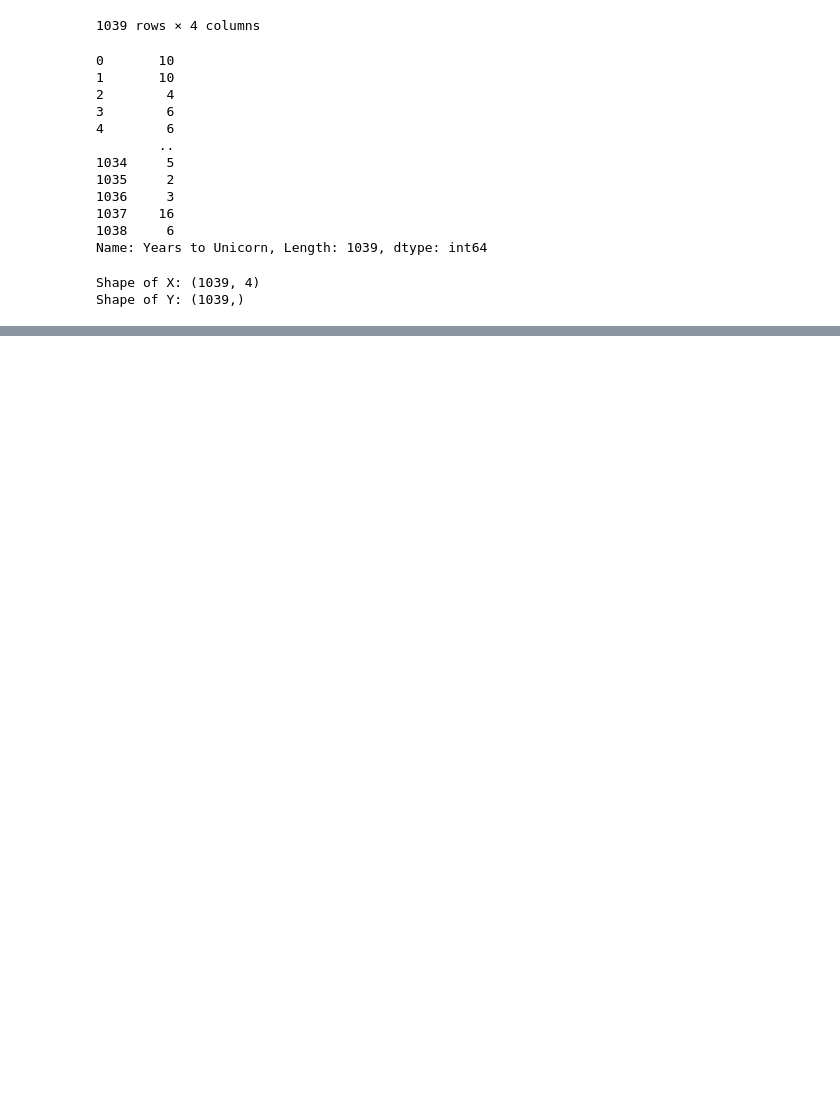
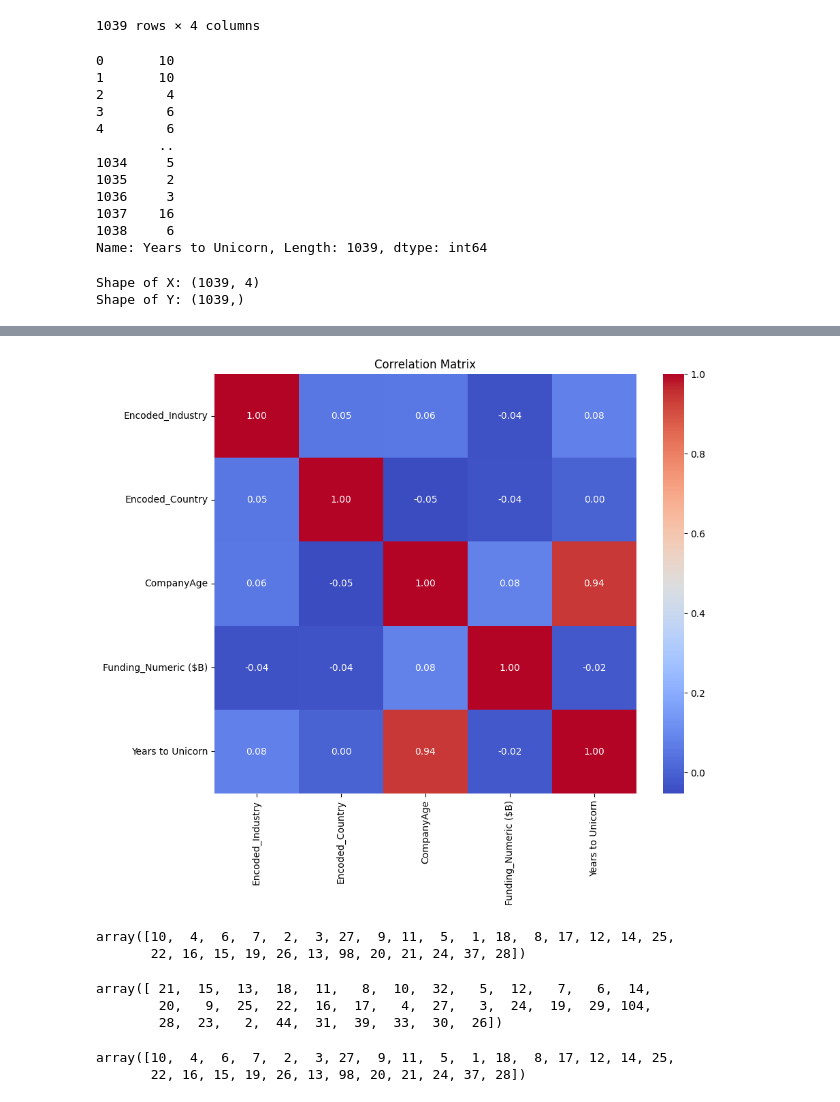
Before and after one commit to CristovalNS/Fundamentals_of_Data_Science_Project, a Jupyter notebook: LinearRegression.ipynb, the cells around one changed output, grey strips where cells are left out. Saved outputs shown, nothing was run; the diff lists cells and outputs as text; code cells hidden in the pictures; blank space fills up the shorter version.

```diff
--- a/LinearRegression.ipynb
+++ b/LinearRegression.ipynb
@@ -131,0 +222,33 @@ plt.show()
+# %%
+import pandas as pd
+import seaborn as sns
+import matplotlib.pyplot as plt
+
+# Assuming df is your DataFrame and it already contains the necessary columns
+features = ['Encoded_Industry', 'Encoded_Country', 'CompanyAge', 'Funding_Numeric ($B)', 'Years to Unicorn']
+correlation_matrix = df[features].corr()
+
+# Plotting the correlation matrix
+plt.figure(figsize=(10, 8))
+sns.heatmap(correlation_matrix, annot=True, cmap='coolwarm', fmt=".2f")
+plt.title("Correlation Matrix")
+plt.savefig('correlationMatrix.png')
+plt.show()
+# %% [output]
+[figure, added]
+# %%
+Y.unique()
+# %% [output]
+array([10,  4,  6,  7,  2,  3, 27,  9, 11,  5,  1, 18,  8, 17, 12, 14, 25,
+       22, 16, 15, 19, 26, 13, 98, 20, 21, 24, 37, 28])
+# %%
+df['CompanyAge'].unique()
+# %% [output]
+array([ 21,  15,  13,  18,  11,   8,  10,  32,   5,  12,   7,   6,  14,
+        20,   9,  25,  22,  16,  17,   4,  27,   3,  24,  19,  29, 104,
+        28,  23,   2,  44,  31,  39,  33,  30,  26])
+# %%
+df['Years to Unicorn'].unique()
+# %% [output]
+array([10,  4,  6,  7,  2,  3, 27,  9, 11,  5,  1, 18,  8, 17, 12, 14, 25,
+       22, 16, 15, 19, 26, 13, 98, 20, 21, 24, 37, 28])
```
Also changed, not shown: parts of 27 cells of this notebook, 2 other files.
